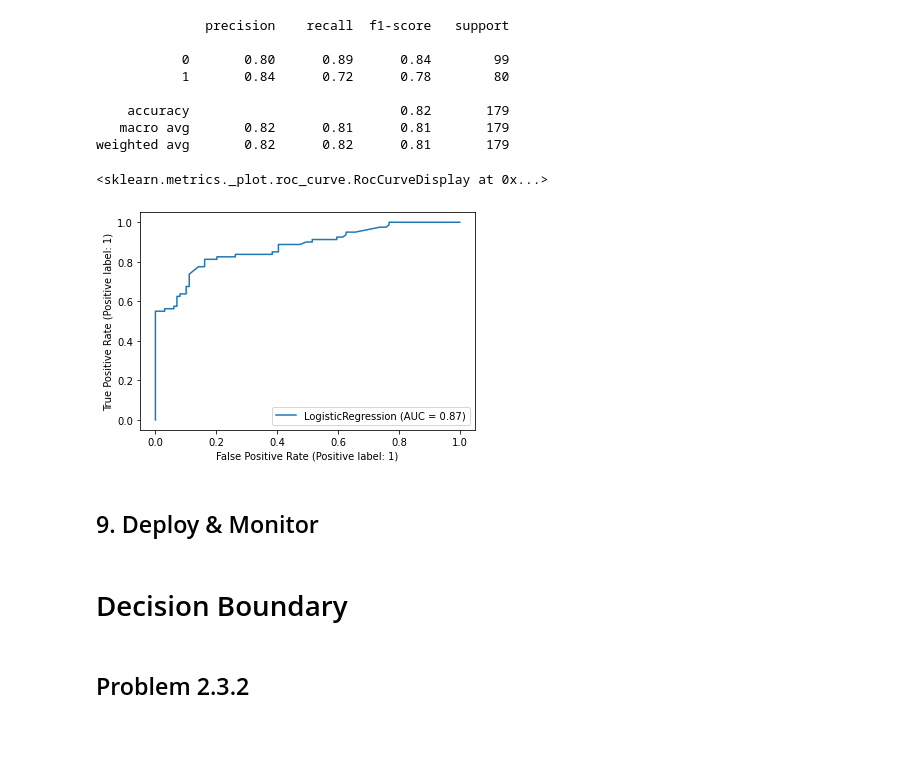
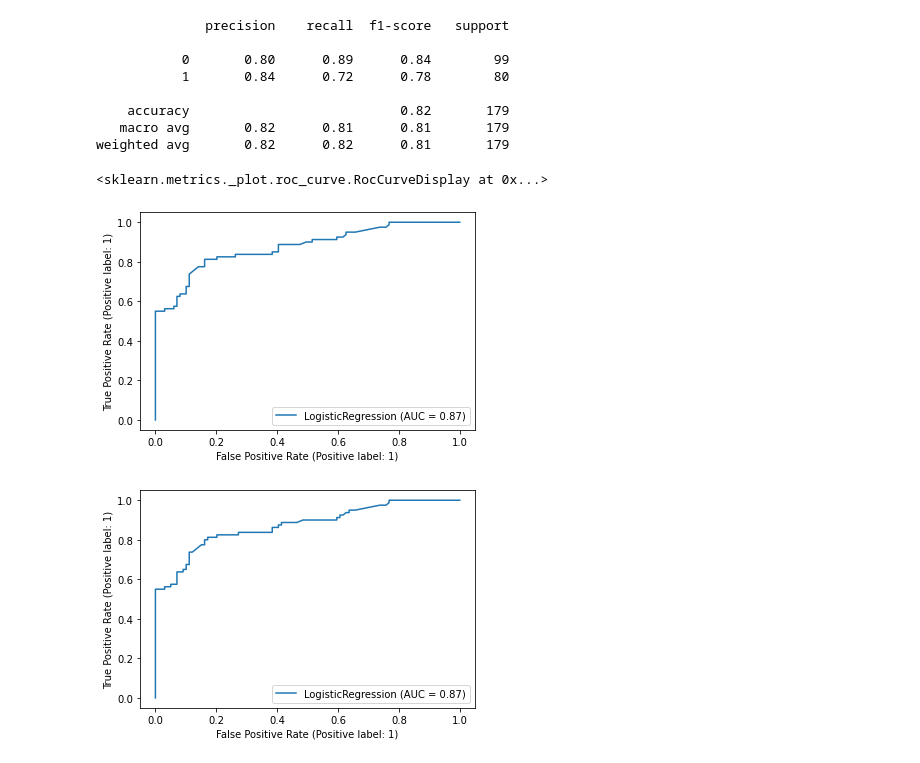
Before and after one commit to BGSoares/Bootcamp-Data-Science, a Jupyter notebook: 02-Titanic-Survival/code.ipynb, the cells around one changed output. Cells and saved outputs as stored; diff of their text form; code cells hidden in the pictures; blank space fills up the shorter version.

```diff
--- a/02-Titanic-Survival/code.ipynb
+++ b/02-Titanic-Survival/code.ipynb
@@ -209,2 +191,0 @@ array([ True,  True])
-# %%
-X_test = process(X_test)
@@ -233,12 +208,8 @@ print(classification_report(y_test, y_pred))
 weighted avg       0.82      0.82      0.81       179
 # %%
 plot_roc_curve(estimator=m, X=X_test, y=y_test)
+plot_roc_curve(estimator=m2, X=X_test, y=y_test)
 # %% [output]
 <sklearn.metrics._plot.roc_curve.RocCurveDisplay at 0x...>
 [figure]
+[figure, added]
-# %% [markdown]
-## 9. Deploy & Monitor
-# %% [markdown]
-# Decision Boundary
-# %% [markdown]
-## Problem 2.3.2
```
Also changed, not shown: parts of 35 cells of this notebook, 8 other files.
